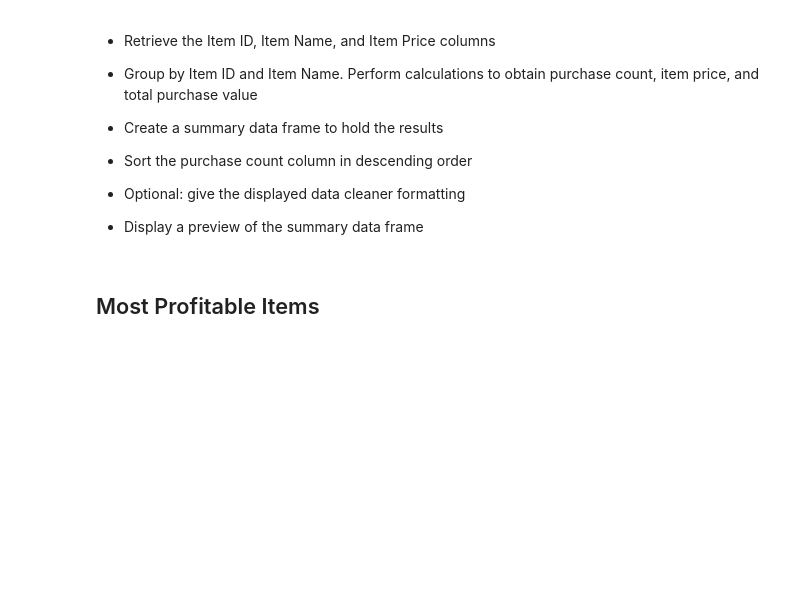
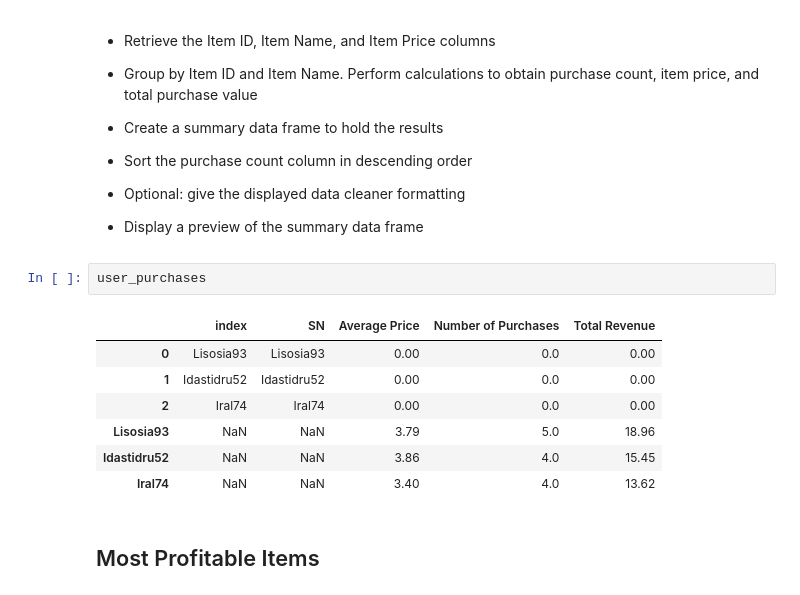
Before and after one commit to XaraRoy/Pandas_Homework, a Jupyter notebook: HeroesOfPymoli_starter.ipynb, the cells around one changed output. Cells and saved outputs as stored; diff of their text form; blank space fills up the shorter version.

```diff
--- a/HeroesOfPymoli_starter.ipynb
+++ b/HeroesOfPymoli_starter.ipynb
@@ -287,6 +312,16 @@ Ages_DF
 
 
 * Display a preview of the summary data frame
+# %%
+user_purchases
+# %% [output]
+|  | index | SN | Average Price | Number of Purchases | Total Revenue |
+| 0 | Lisosia93 | Lisosia93 | 0.00 | 0.0 | 0.00 |
+| 1 | Idastidru52 | Idastidru52 | 0.00 | 0.0 | 0.00 |
+| 2 | Iral74 | Iral74 | 0.00 | 0.0 | 0.00 |
+| Lisosia93 | NaN | NaN | 3.79 | 5.0 | 18.96 |
+| Idastidru52 | NaN | NaN | 3.86 | 4.0 | 15.45 |
+| Iral74 | NaN | NaN | 3.40 | 4.0 | 13.62 |
 # %% [markdown]
 ## Most Profitable Items
 # %% [markdown]
```
Also changed, not shown: parts of 6 cells of this notebook.
